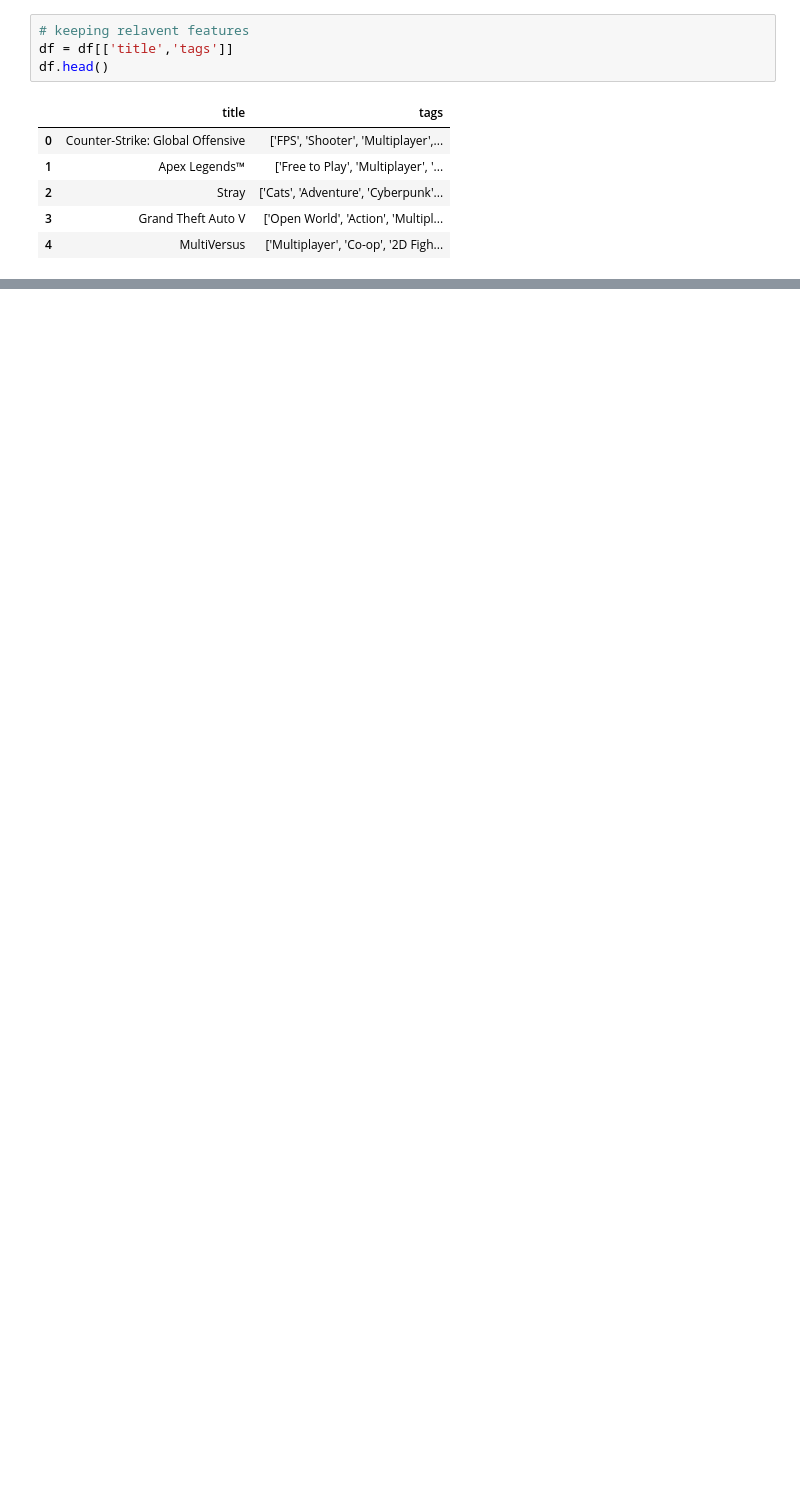
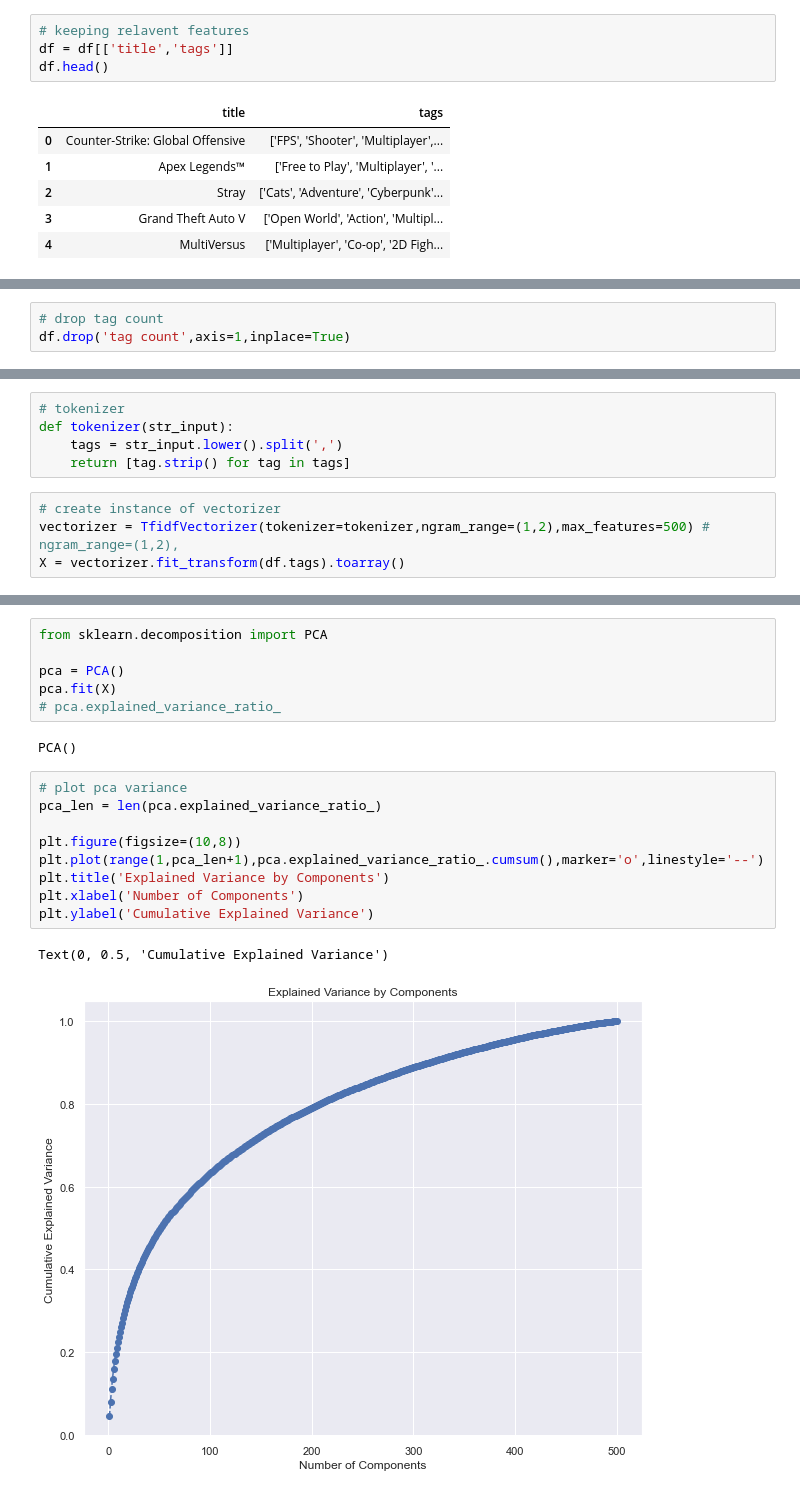
Before and after one commit to MatthewRip/DataSciencePortfolio, a Jupyter notebook: steam_game_recommender/Clustering.ipynb, the cells around one changed output, grey strips where cells are left out. Cells and saved outputs as stored; diff of their text form; blank space fills up the shorter version.

```diff
--- a/steam_game_recommender/Clustering.ipynb
+++ b/steam_game_recommender/Clustering.ipynb
@@ -67,0 +121,3 @@ df['tags'] = df['tags'].apply(remove_punctuation)
+# %%
+# drop tag count
+df.drop('tag count',axis=1,inplace=True)
@@ -67,0 +128,9 @@ df['tags'] = df['tags'].apply(remove_punctuation)
+# %%
+# tokenizer
+def tokenizer(str_input):
+    tags = str_input.lower().split(',')
+    return [tag.strip() for tag in tags]
+# %%
+# create instance of vectorizer
+vectorizer = TfidfVectorizer(tokenizer=tokenizer,ngram_range=(1,2),max_features=500) #  ngram_range=(1,2),
+X = vectorizer.fit_transform(df.tags).toarray()
@@ -67,0 +181,20 @@ df['tags'] = df['tags'].apply(remove_punctuation)
+# %%
+from sklearn.decomposition import PCA
+
+pca = PCA()
+pca.fit(X)
+# pca.explained_variance_ratio_
+# %% [output]
+PCA()
+# %%
+# plot pca variance
+pca_len = len(pca.explained_variance_ratio_)
+
+plt.figure(figsize=(10,8))
+plt.plot(range(1,pca_len+1),pca.explained_variance_ratio_.cumsum(),marker='o',linestyle='--')
+plt.title('Explained Variance by Components')
+plt.xlabel('Number of Components')
+plt.ylabel('Cumulative Explained Variance')
+# %% [output]
+Text(0, 0.5, 'Cumulative Explained Variance')
+[figure, added]
```
Also changed, not shown: parts of 35 cells of this notebook.
